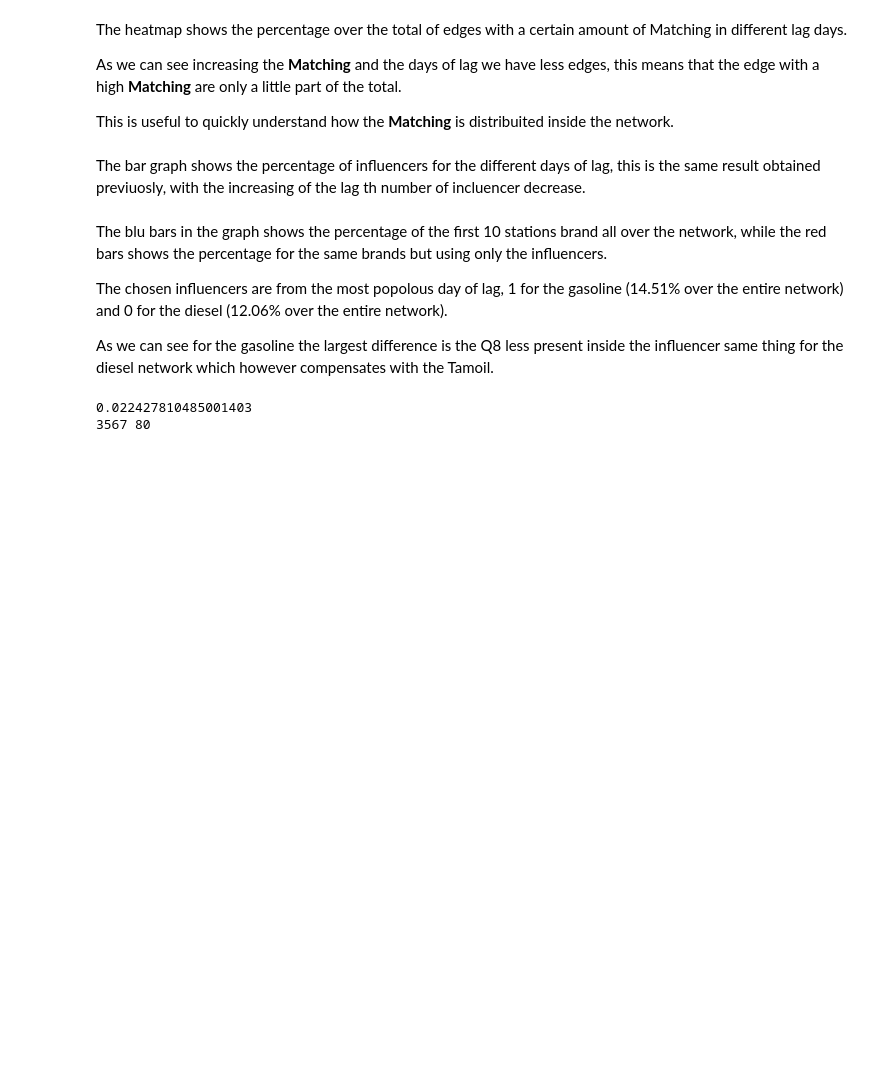
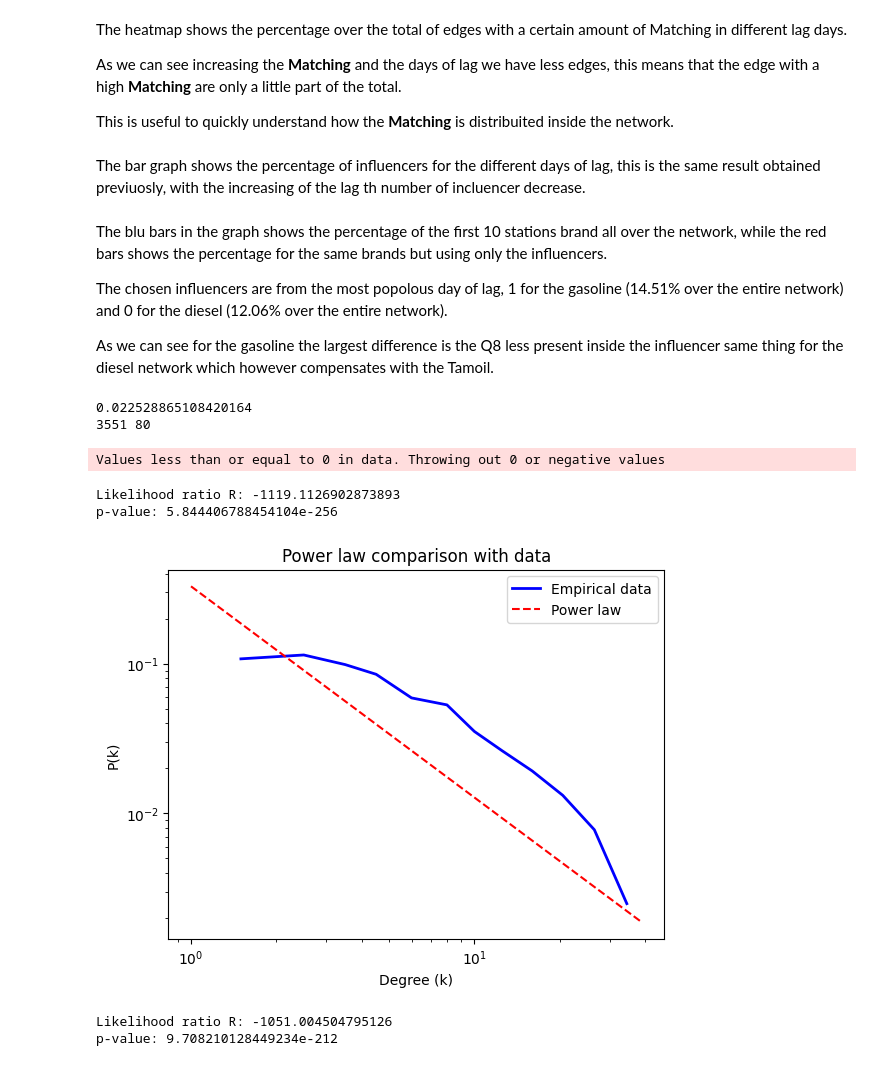
Before and after one commit to gabriele11231/fuel_price_analyses, a Jupyter notebook: python_code/PriceMatching.ipynb, the cells around one changed output. Cells and saved outputs as stored; diff of their text form; code cells hidden in the pictures; blank space fills up the shorter version.

Commit message:
Added distribution, centrality and community research

```diff
--- a/python_code/PriceMatching.ipynb
+++ b/python_code/PriceMatching.ipynb
@@ -141,6 +141,7 @@ def removing_null_edges(distances_network):
         for edge in distances_network[km].edges(data=True):
             if edge[2]["5_matching"] == -1:
                 null_edges.add((km, edge[0], edge[1]))
+                null_edges.add((km, edge[1], edge[0]))
 
     # Remove edges with no matching percentage
     for edge in null_edges:
@@ -338,8 +339,11 @@ price_matching_network_diesel_3km = price_matching_network_diesel[1].copy()
 price_matching_network_diesel_3km.update(price_matching_network_diesel[2])
 price_matching_network_diesel_3km.update(price_matching_network_diesel[3])
 
-file_name = f"../network/price_matching/price_matching_network_lombardia_gasoline_3km.gexf"
-nx.write_gexf(price_matching_network_gasoline_3km, file_name)
+counter = 1
+for edge in price_matching_network_gasoline_3km.edges(data=True):
+    price_matching_network_gasoline_3km[edge[0]][edge[1]] = counter
+    price_matching_network_diesel_3km[edge[0]][edge[1]] = counter
+    counter += 1
 # %% [markdown]
 The heatmap shows the percentage over the total of edges with a certain amount of Matching in different lag days.
 
@@ -489,5 +493,54 @@ for edge in price_matching_network_gasoline_3km.edges(data=True):
 print(same/matchi)
 print(matchi,same)
 # %% [output]
-0.022427810485001403
-3567 80
+0.022528865108420164
+3551 80
+# %%
+price_matching_network_gasoline_3km_u = price_matching_network_gasoline_3km.to_undirected()
+
+price_matching_network_diesel_3km_u = price_matching_network_diesel_3km.to_undirected()
+
+degree = dict(price_matching_network_gasoline_3km_u.degree(weight = 'weight'))
+degree_values = list(degree.values())
+# %%
+import matplotlib.pyplot as plt
+import powerlaw
+
+# Distribution fit
+fit = powerlaw.Fit(degree_values, xmin=1, discrete=True)
+
+# Power law vs exponential comparison
+R, p = fit.distribution_compare('power_law', 'exponential')
+print("Likelihood ratio R:", R)
+print("p-value:", p)
+
+# Interpretation:
+# - R > 0 and p < 0.05 → more likely power law
+# - R < 0 an p < 0.05 → more likely exponential
+# - p hign → non significant difference
+
+# Plotting the degree distribution and the power law fit
+fig = fit.plot_pdf(color='b', linewidth=2, label='Empirical data')
+fit.power_law.plot_pdf(color='r', linestyle='--', ax=fig, label='Power law')
+plt.xlabel("Degree (k)")
+plt.ylabel("P(k)")
+plt.legend()
+plt.title("Power law comparison with data")
+plt.show()
+# %% [output]
+Values less than or equal to 0 in data. Throwing out 0 or negative values
+Likelihood ratio R: -1119.1126902873893
+p-value: 5.844406788454104e-256
+[figure, added]
+# %%
+R, p = fit.distribution_compare('power_law', 'lognormal')
+print("Likelihood ratio R:", R)
+print("p-value:", p)
+
+# Interpretation:
+# - R > 0 and p < 0.05 → more likely power law
+# - R < 0 an p < 0.05 → more likely lognormal
+# - p hign → non significant difference
+# %% [output]
+Likelihood ratio R: -1051.004504795126
+p-value: 9.708210128449234e-212
```
Also changed, not shown: parts of 12 cells of this notebook.
